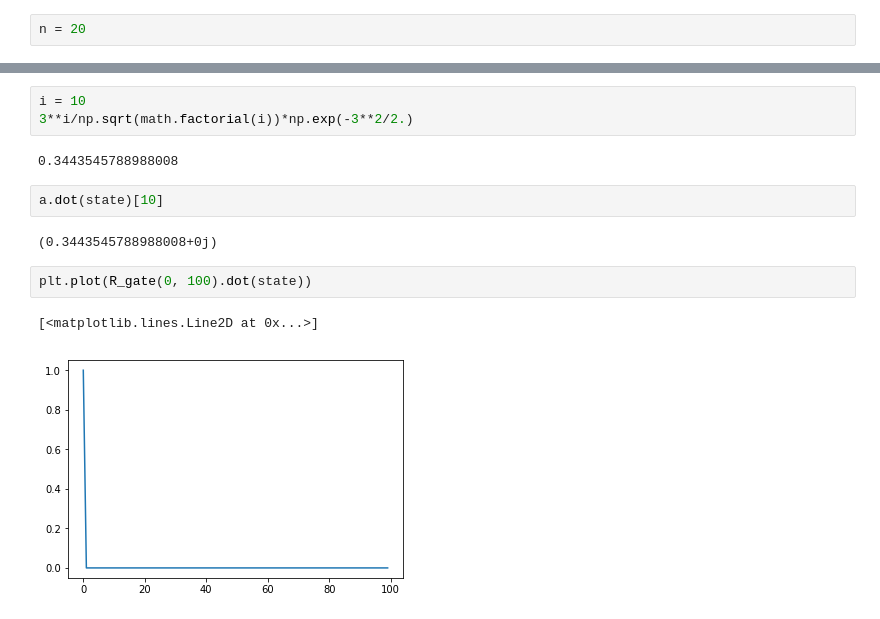
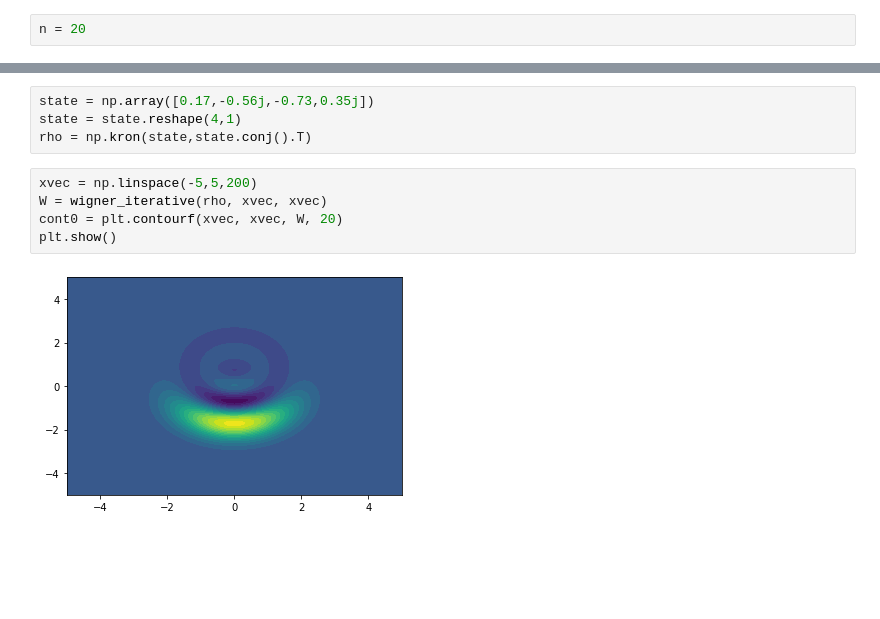
Before and after one commit to kuzhamuratov/MBQC, a Jupyter notebook: tests.ipynb, the cells around one changed output, grey strips where cells are left out. Cells and saved outputs as stored; diff of their text form; blank space fills up the shorter version.

Commit message:
gates modified

```diff
--- a/tests.ipynb
+++ b/tests.ipynb
@@ -44,14 +8,11 @@ plt.show()
-# %%
-i = 10
-3**i/np.sqrt(math.factorial(i))*np.exp(-3**2/2.)
-# %% [output]
-0.3443545788988008
-# %%
-a.dot(state)[10]
-# %% [output]
-(0.3443545788988008+0j)
-# %%
-plt.plot(R_gate(0, 100).dot(state))
-# %% [output]
-[<matplotlib.lines.Line2D at 0x...>]
-[figure, removed]
+# %%
+state = np.array([0.17,-0.56j,-0.73,0.35j])
+state = state.reshape(4,1)
+rho = np.kron(state,state.conj().T)
+# %%
+xvec = np.linspace(-5,5,200)
+W = wigner_iterative(rho, xvec, xvec)
+cont0 = plt.contourf(xvec, xvec, W, 20)
+plt.show()
+# %% [output]
+[figure, added]
```
Also changed, not shown: parts of 7 cells of this notebook, 3 other files.
